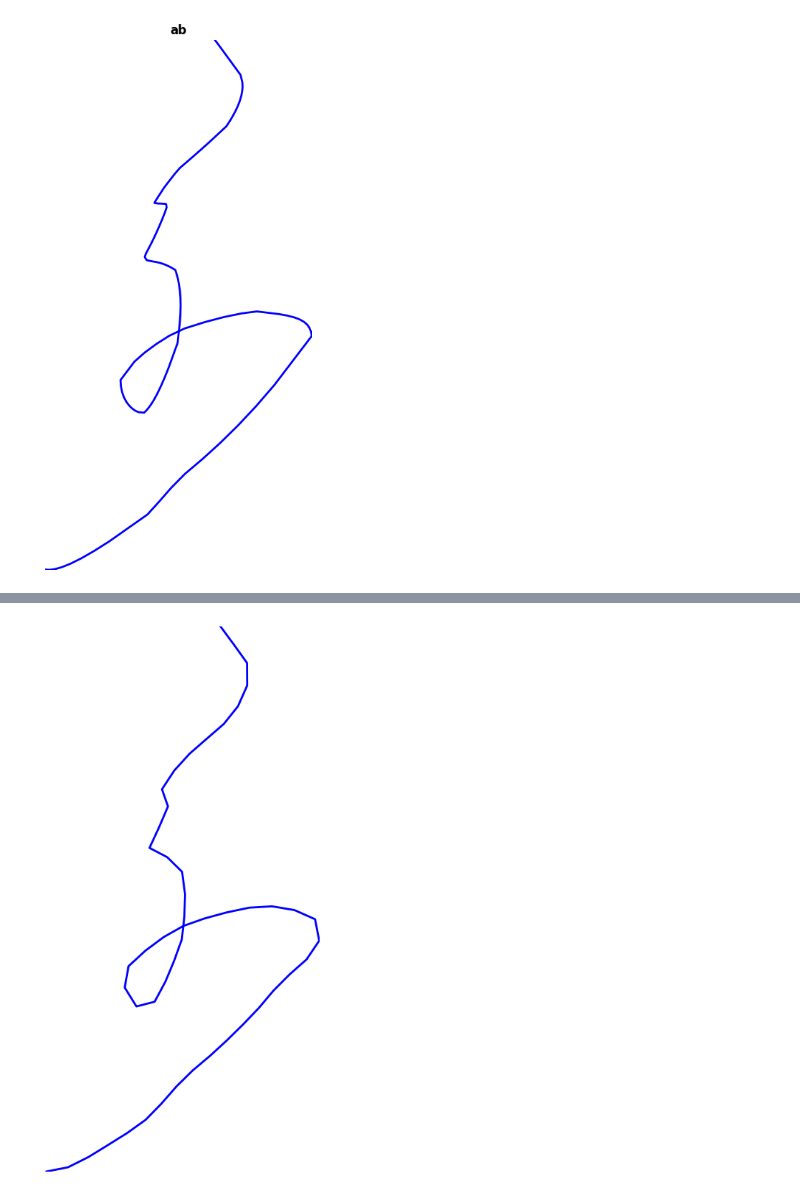
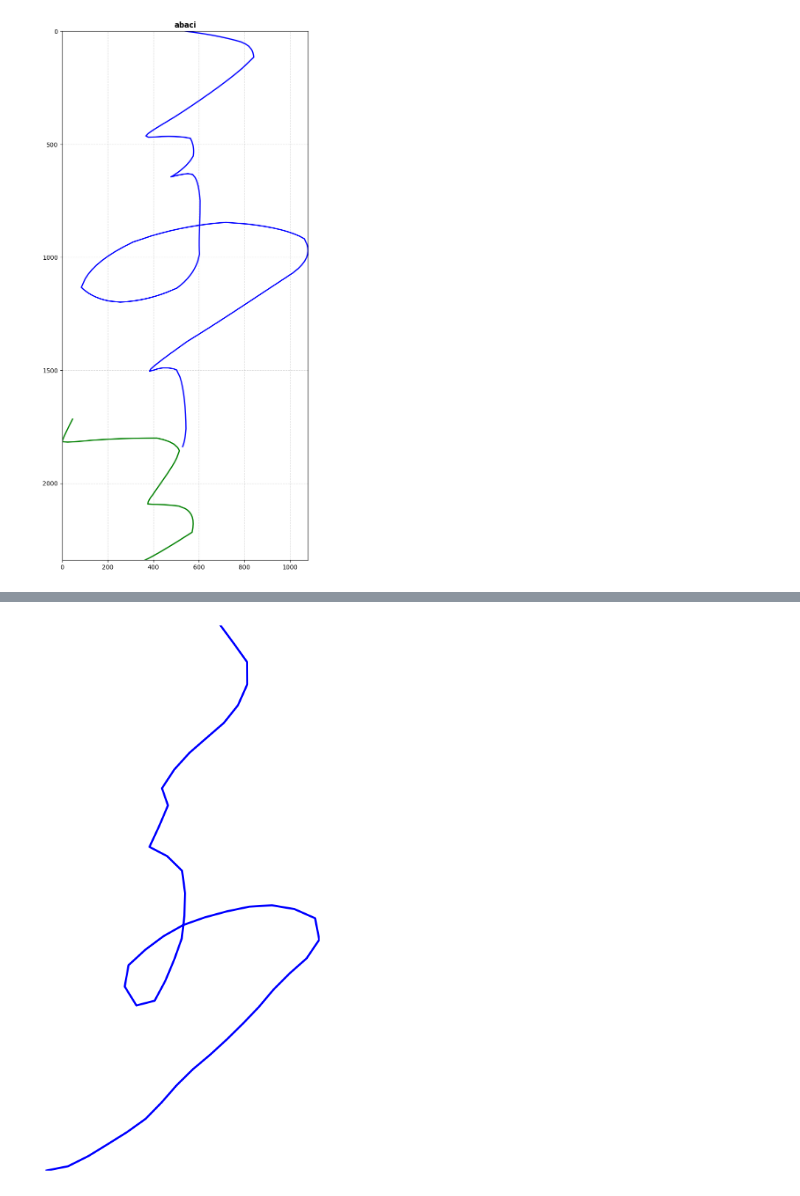
Before and after one commit to Munguudog/Mongol-tuulgatnii-hoyr-erhem-project-OCR-, a Jupyter notebook: munguu/preprocess.ipynb, the cells around one changed output, grey strips where cells are left out. Cells and saved outputs as stored; diff of their text form; code cells hidden in the pictures.

```diff
--- a/munguu/preprocess.ipynb
+++ b/munguu/preprocess.ipynb
@@ -141,9 +141,9 @@ def preprocess_image(x):
     plt.show()
 # %%
 # Plot the points
-plot_points(3)
+plot_points(10)
 # %% [output]
-[figure, old version]
+[figure, new version]
 # %%
 df.iloc[0]['coordinates']
 # %% [output]
```
Also changed, not shown: parts of 1 cell of this notebook, 7 other files.
